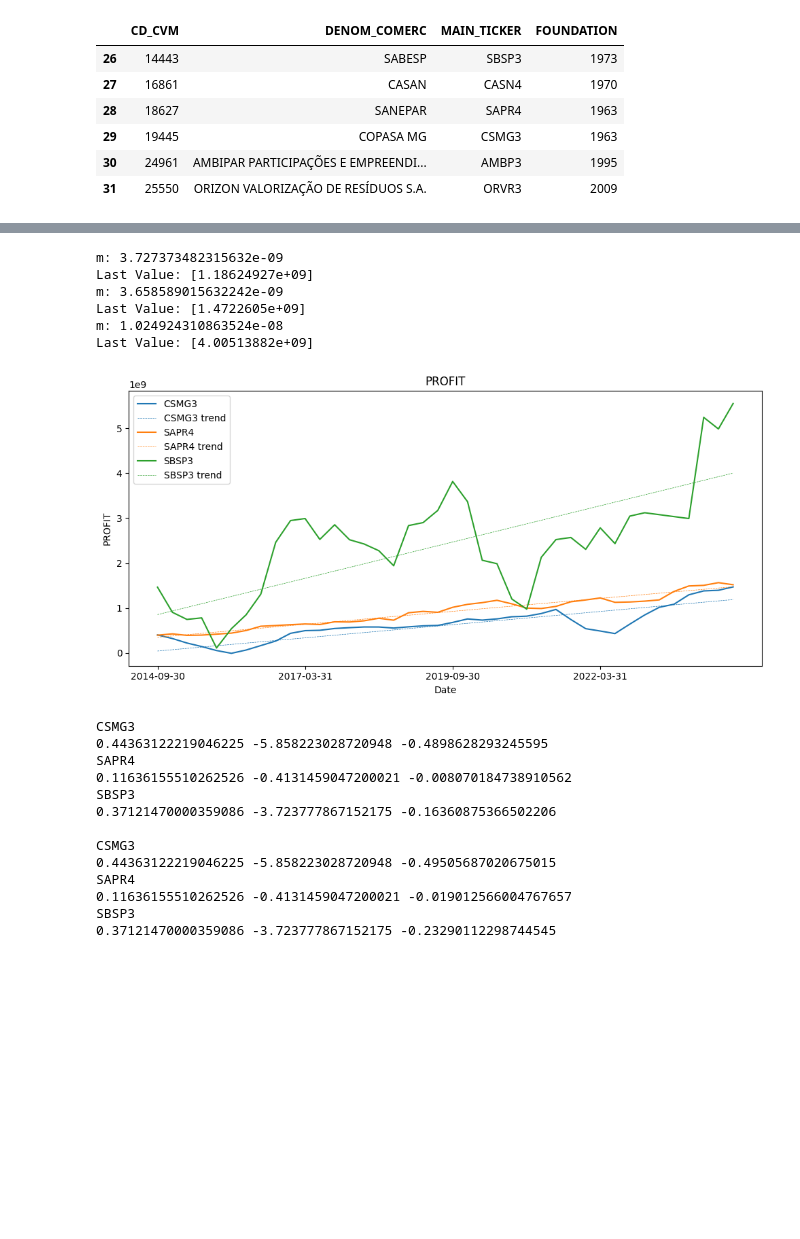
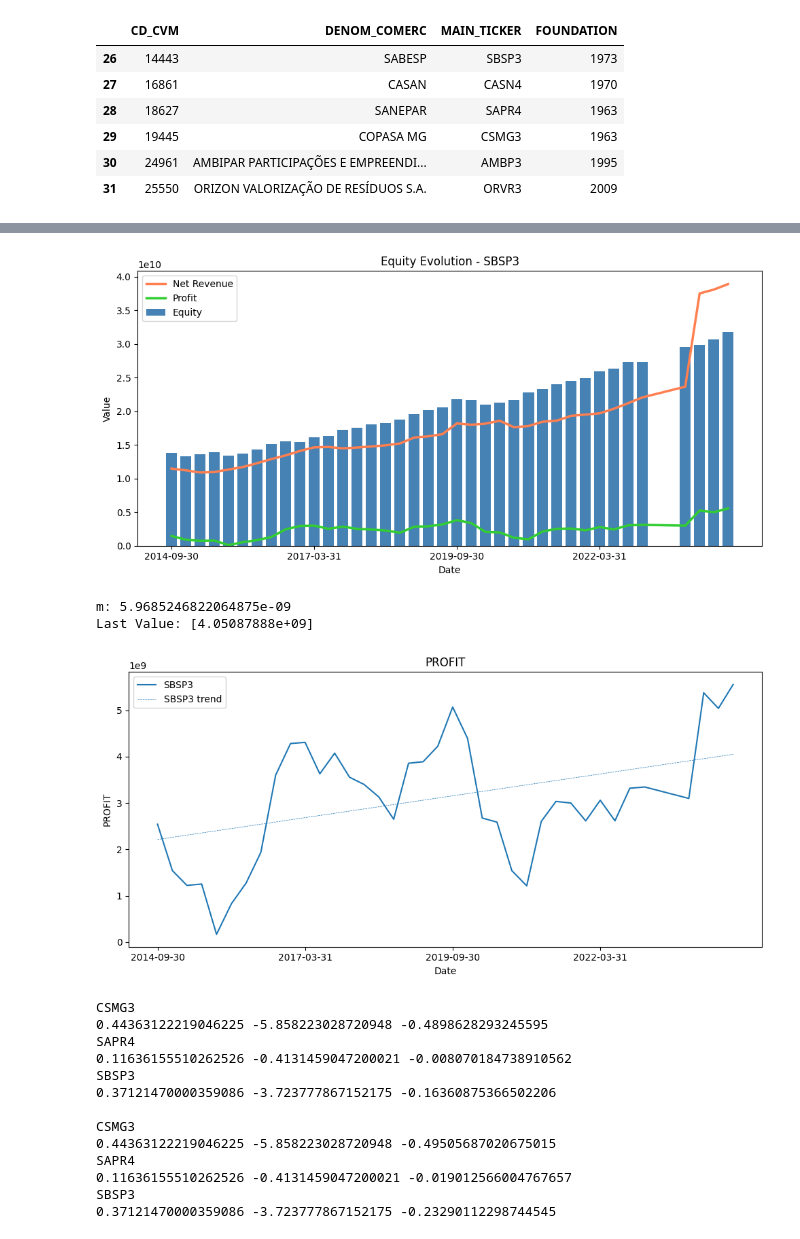
Before and after one commit to boa50/investment-analysis-etl, a Jupyter notebook: analysis/stock-analysis.ipynb, the cells around one changed output, grey strips where cells are left out. Saved outputs shown, nothing was run; the diff lists cells and outputs as text; code cells hidden in the pictures; blank space fills up the shorter version.

Commit message:
Added a parameter to plot charts regarding the inflation in the period

```diff
--- a/analysis/stock-analysis.ipynb
+++ b/analysis/stock-analysis.ipynb
@@ -38,30 +38,31 @@ measures.get_latest_values_by_segmento("Água e Saneamento")
 | 5 | ORVR3 | 47.130001 | 1.205730 | 28.422007 | 4.834756 | 0.000000 | 0.000000 | 0.170106 | ... |
 | 0 | SEGMENTO | 0.000000 | 0.000000 | -5.018952 | 3.422818 | 0.037654 | 0.252037 | 0.114179 | ... |
 # %%
-tickers=["CSMG3", "SAPR4", "SBSP3"]
-# tickers=["SBSP3"]
+# tickers=["CSMG3", "SAPR4", "SBSP3"]
+tickers=["SBSP3"]
 show_segment = False
 show_trend = True
 
+for ticker in tickers:
+    plot.plot_equity_evolution(ticker)
+
 # for ticker in tickers:
-#     plot.plot_equity_evolution(ticker)
+#     plot.plot_equity_evolution(ticker, is_inflation_weighted=True)
 
 # plot.plot_historical_kpi(tickers=tickers, kpi="NET_DEBT_BY_EQUITY", show_segment=show_segment, show_trend=show_trend)
 # plot.plot_historical_kpi(tickers=tickers, kpi="NET_DEBT_BY_EBIT", show_segment=show_segment, show_trend=show_trend)
-plot.plot_historical_kpi(tickers=tickers, kpi="PROFIT", show_segment=show_segment, show_trend=show_trend)
+# plot.plot_historical_kpi(tickers=tickers, kpi="PROFIT", show_segment=show_segment, show_trend=show_trend)
+plot.plot_historical_kpi(tickers=tickers, kpi="PROFIT", show_segment=show_segment, show_trend=show_trend, is_inflation_weighted=True)
 # plot.plot_historical_kpi(tickers=tickers, kpi="ROE", show_segment=show_segment, show_trend=show_trend)
 # plot.plot_historical_kpi(tickers=tickers, kpi="CGAR_5_YEARS_PROFIT", show_segment=show_segment, show_trend=show_trend)
 # plot.plot_historical_kpi(tickers=tickers, kpi="DIVIDEND_YIELD", show_segment=show_segment, show_trend=show_trend)
 # plot.plot_historical_kpi(tickers=tickers, kpi="DIVIDEND_PAYOUT", show_segment=show_segment, show_trend=show_trend)
 # plot.plot_historical_kpi(tickers=tickers, kpi="NET_MARGIN", show_segment=show_segment, show_trend=show_trend)
 # %% [output]
+[figure, new version]
-m: 3.727373482315632e-09
-Last Value: [1.18624927e+09]
-m: 3.658589015632242e-09
-Last Value: [1.4722605e+09]
-m: 1.024924310863524e-08
-Last Value: [4.00513882e+09]
+m: 5.9685246822064875e-09
+Last Value: [4.05087888e+09]
-[figure, old version]
+[figure, added]
 # %%
 kpi = "DIVIDEND_PAYOUT"
 # kpi = "NET_DEBT_BY_EBIT"
```
Also changed, not shown: 3 other files.
